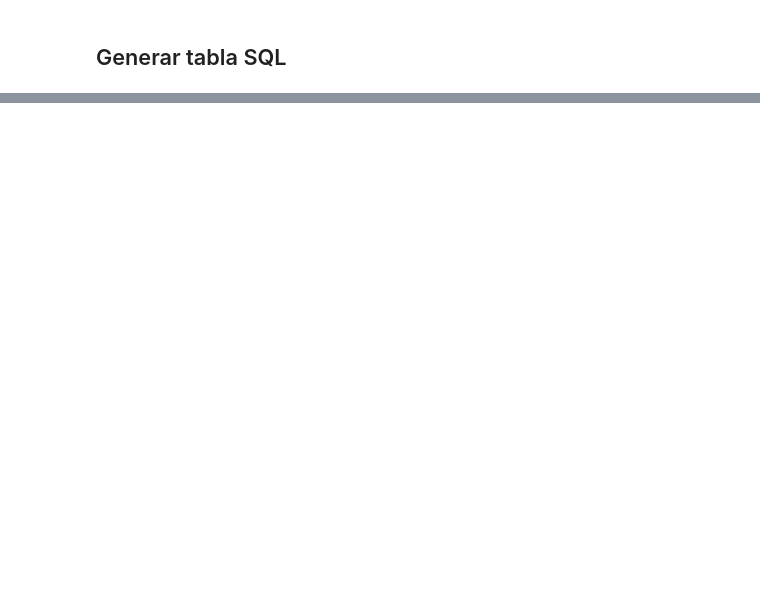
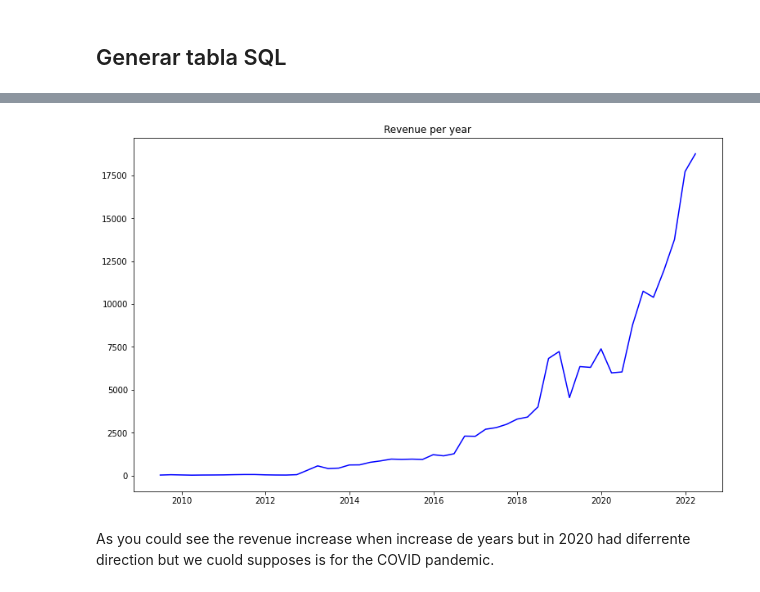
Before and after one commit to eperezvazquez/web-scraping-project-tutorial, a Jupyter notebook: src/code_scrapping.ipynb, the cells around one changed output, grey strips where cells are left out. Cells and saved outputs as stored; diff of their text form; code cells hidden in the pictures; blank space fills up the shorter version.

```diff
--- a/src/code_scrapping.ipynb
+++ b/src/code_scrapping.ipynb
@@ -178,0 +248,16 @@ connection.commit()
+# %%
+#Step 10: Finally create a plot to visualize the data
+#What kind of visualizations show we do?
+#revenue_df.head()
+fig = plt.figure(figsize=(10,6))
+ax1 = fig.add_axes([0,0,1,1])
+ax1.set_title('Revenue per year')
+ax1.plot(revenue_df['Date'],
+        revenue_df['Revenue'],
+        color='blue'
+)
+plt.show()
+# %% [output]
+[figure, added]
+# %% [markdown]
+As you could see the revenue increase when increase de years but in 2020 had diferrente direction but we cuold supposes is for the COVID pandemic.
```
Also changed, not shown: parts of 15 cells of this notebook, 4 other files.
